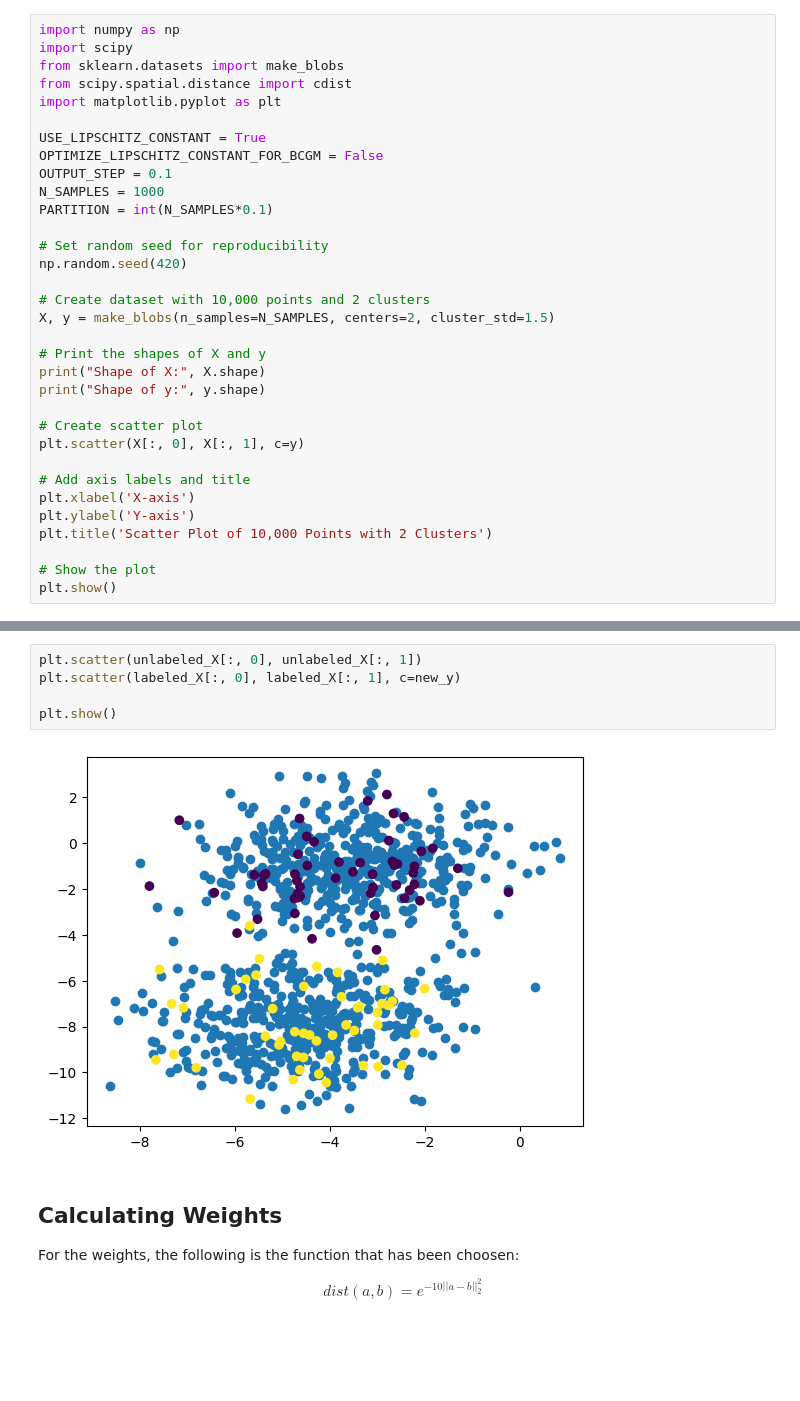
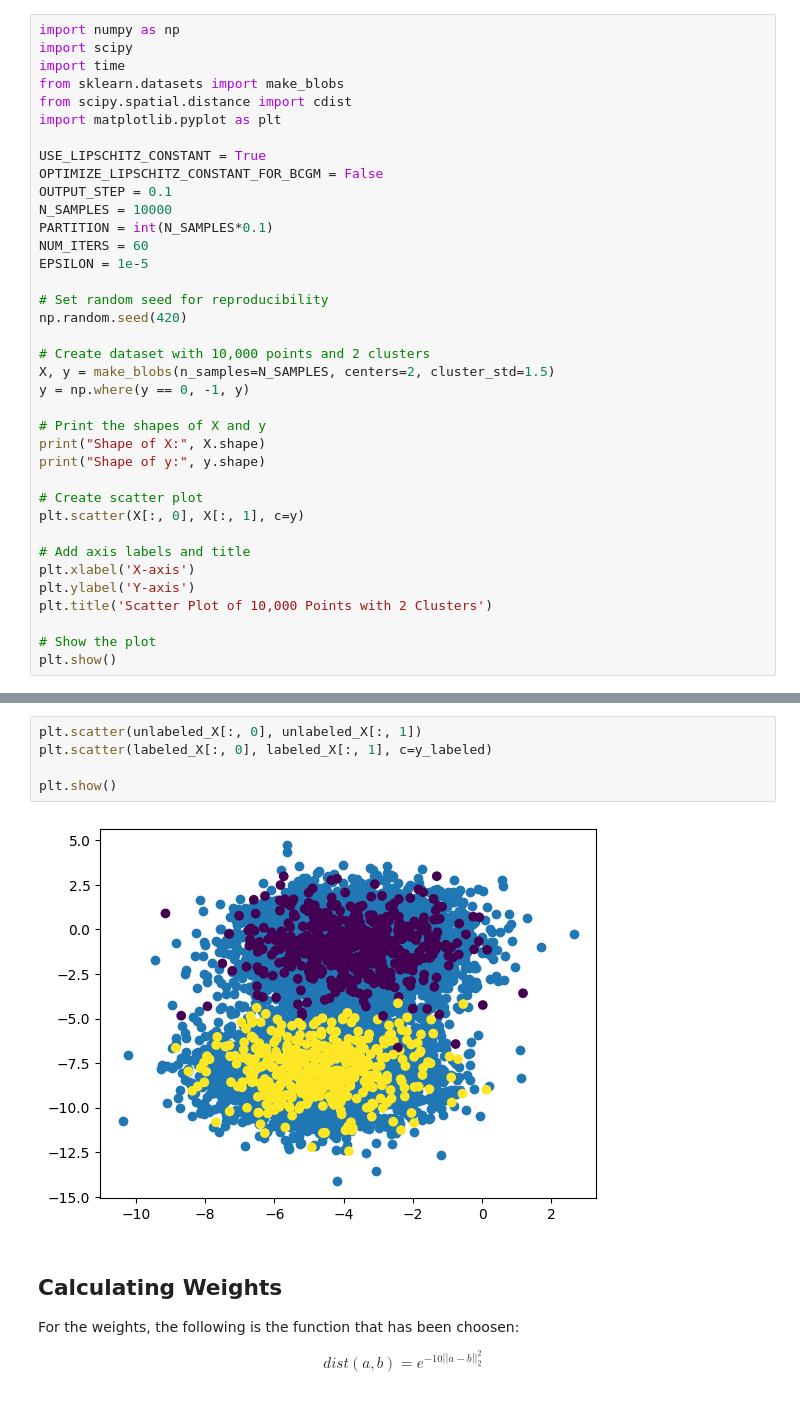
Before and after one commit to RobEngin/Optimization-Gradient-Descent, a Jupyter notebook: Blobs.ipynb, the cells around one changed output, grey strips where cells are left out. Cells and saved outputs as stored; diff of their text form; blank space fills up the shorter version.

```diff
--- a/Blobs.ipynb
+++ b/Blobs.ipynb
@@ -1,6 +1,7 @@
 # %%
 import numpy as np
 import scipy
+import time
 from sklearn.datasets import make_blobs
 from scipy.spatial.distance import cdist
 import matplotlib.pyplot as plt
@@ -8,14 +9,17 @@ import matplotlib.pyplot as plt
 USE_LIPSCHITZ_CONSTANT = True
 OPTIMIZE_LIPSCHITZ_CONSTANT_FOR_BCGM = False
 OUTPUT_STEP = 0.1
-N_SAMPLES = 1000
+N_SAMPLES = 10000
 PARTITION = int(N_SAMPLES*0.1)
+NUM_ITERS = 60
+EPSILON = 1e-5
 
 # Set random seed for reproducibility
 np.random.seed(420)
 
 # Create dataset with 10,000 points and 2 clusters
 X, y = make_blobs(n_samples=N_SAMPLES, centers=2, cluster_std=1.5)
+y = np.where(y == 0, -1, y)
 
 # Print the shapes of X and y
 print("Shape of X:", X.shape)
@@ -105,10 +109,10 @@ unlabeled_distances.shape
 # %%
 plt.scatter(unlabeled_X[:, 0], unlabeled_X[:, 1])
-plt.scatter(labeled_X[:, 0], labeled_X[:, 1], c=new_y)
+plt.scatter(labeled_X[:, 0], labeled_X[:, 1], c=y_labeled)
 
 plt.show()
 # %% [output]
-[figure, old version]
+[figure, new version]
 # %% [markdown]
 ## Calculating Weights
 
```
Also changed, not shown: parts of 14 cells of this notebook.
